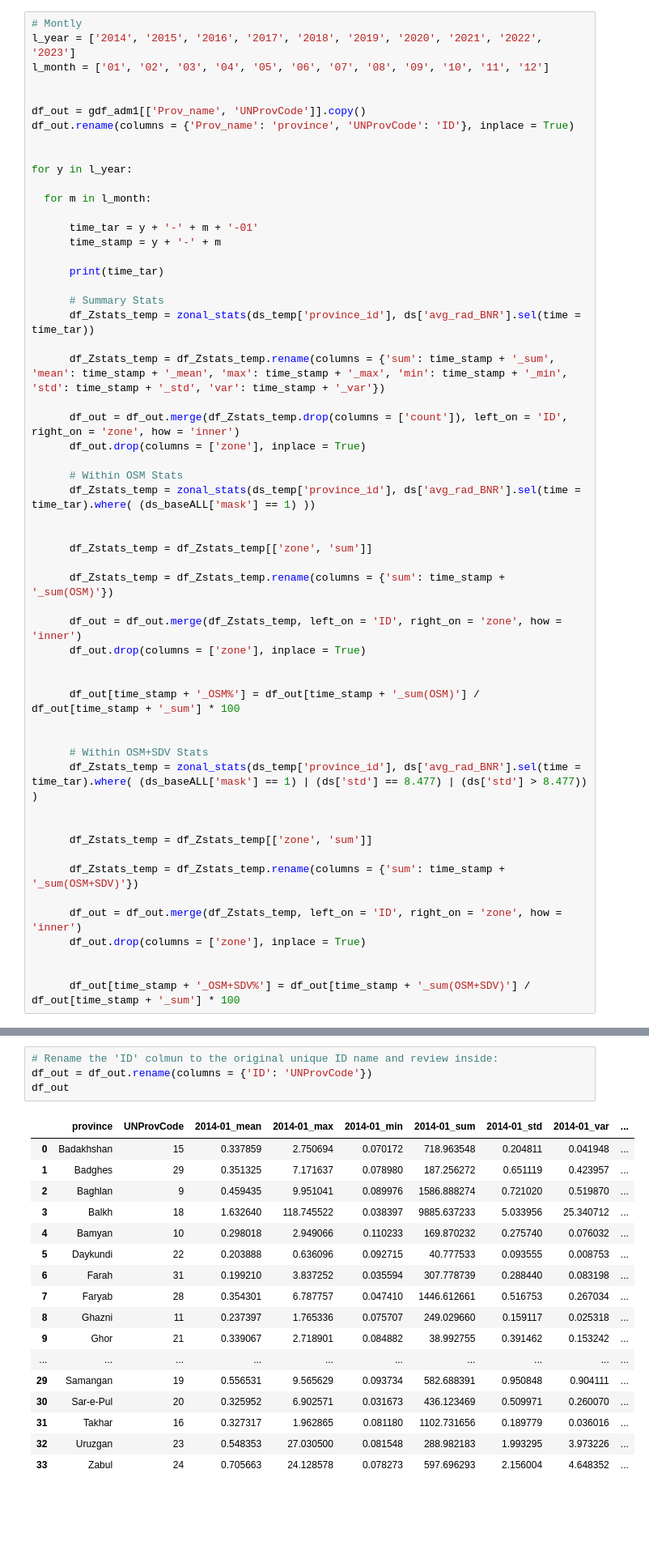
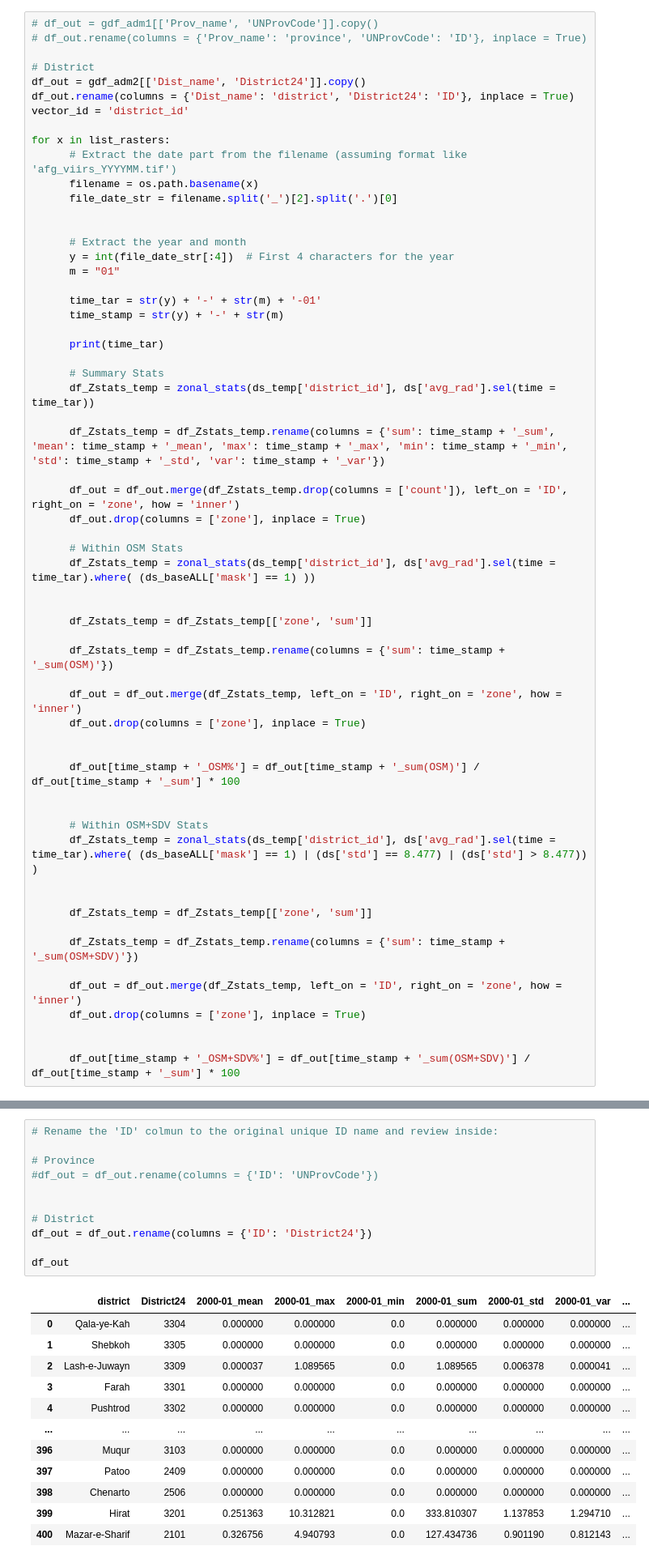
Before and after one commit to worldbank/afg_viirs_analysis, a Jupyter notebook: VIIRS_analysis.ipynb, the cells around one changed output, grey strips where cells are left out. Shown: that part at 81% size. Drawn from its saved outputs; the diff is of its cells as text; blank space fills up the shorter version.

```diff
--- a/VIIRS_analysis.ipynb
+++ b/VIIRS_analysis.ipynb
@@ -544,24 +685,29 @@ ds_temp['province_id'].plot(robust = True)
 # %%
-# Montly
-l_year = ['2014', '2015', '2016', '2017', '2018', '2019', '2020', '2021', '2022', '2023']
-l_month = ['01', '02', '03', '04', '05', '06', '07', '08', '09', '10', '11', '12']
+# df_out = gdf_adm1[['Prov_name', 'UNProvCode']].copy()
+# df_out.rename(columns = {'Prov_name': 'province', 'UNProvCode': 'ID'}, inplace = True)
+
+# District
+df_out = gdf_adm2[['Dist_name', 'District24']].copy()
+df_out.rename(columns = {'Dist_name': 'district', 'District24': 'ID'}, inplace = True)
+vector_id = 'district_id'
+
+for x in list_rasters:
+      # Extract the date part from the filename (assuming format like 'afg_viirs_YYYYMM.tif')
+      filename = os.path.basename(x)
+      file_date_str = filename.split('_')[2].split('.')[0]
 
 
-df_out = gdf_adm1[['Prov_name', 'UNProvCode']].copy()
-df_out.rename(columns = {'Prov_name': 'province', 'UNProvCode': 'ID'}, inplace = True)
+      # Extract the year and month
+      y = int(file_date_str[:4])  # First 4 characters for the year
+      m = "01"
 
-
-for y in l_year:
-
-  for m in l_month:
-
-      time_tar = y + '-' + m + '-01'
-      time_stamp = y + '-' + m
+      time_tar = str(y) + '-' + str(m) + '-01'
+      time_stamp = str(y) + '-' + str(m)
 
       print(time_tar)
 
       # Summary Stats
-      df_Zstats_temp = zonal_stats(ds_temp['province_id'], ds['avg_rad_BNR'].sel(time = time_tar))
+      df_Zstats_temp = zonal_stats(ds_temp['district_id'], ds['avg_rad'].sel(time = time_tar))
 
       df_Zstats_temp = df_Zstats_temp.rename(columns = {'sum': time_stamp + '_sum', 'mean': time_stamp + '_mean', 'max': time_stamp + '_max', 'min': time_stamp + '_min', 'std': time_stamp + '_std', 'var': time_stamp + '_var'})
 
@@ -569,7 +715,7 @@ for y in l_year:
       df_out.drop(columns = ['zone'], inplace = True)
 
       # Within OSM Stats
-      df_Zstats_temp = zonal_stats(ds_temp['province_id'], ds['avg_rad_BNR'].sel(time = time_tar).where( (ds_baseALL['mask'] == 1) ))
+      df_Zstats_temp = zonal_stats(ds_temp['district_id'], ds['avg_rad'].sel(time = time_tar).where( (ds_baseALL['mask'] == 1) ))
 
 
       df_Zstats_temp = df_Zstats_temp[['zone', 'sum']]
@@ -584,7 +730,7 @@ for y in l_year:
 
 
       # Within OSM+SDV Stats
-      df_Zstats_temp = zonal_stats(ds_temp['province_id'], ds['avg_rad_BNR'].sel(time = time_tar).where( (ds_baseALL['mask'] == 1) | (ds['std'] == 8.477) | (ds['std'] > 8.477)) )
+      df_Zstats_temp = zonal_stats(ds_temp['district_id'], ds['avg_rad'].sel(time = time_tar).where( (ds_baseALL['mask'] == 1) | (ds['std'] == 8.477) | (ds['std'] > 8.477)) )
 
 
       df_Zstats_temp = df_Zstats_temp[['zone', 'sum']]
@@ -617,22 +747,24 @@ for y in l_year:
 # %%
 # Rename the 'ID' colmun to the original unique ID name and review inside:
-df_out = df_out.rename(columns = {'ID': 'UNProvCode'})
+
+# Province
+#df_out = df_out.rename(columns = {'ID': 'UNProvCode'})
+
+
+# District
+df_out = df_out.rename(columns = {'ID': 'District24'})
+
 df_out
 # %% [output]
-|  | province | UNProvCode | 2014-01_mean | 2014-01_max | 2014-01_min | 2014-01_sum | 2014-01_std | 2014-01_var | ... |
-| 0 | Badakhshan | 15 | 0.337859 | 2.750694 | 0.070172 | 718.963548 | 0.204811 | 0.041948 | ... |
-| 1 | Badghes | 29 | 0.351325 | 7.171637 | 0.078980 | 187.256272 | 0.651119 | 0.423957 | ... |
-| 2 | Baghlan | 9 | 0.459435 | 9.951041 | 0.089976 | 1586.888274 | 0.721020 | 0.519870 | ... |
-| 3 | Balkh | 18 | 1.632640 | 118.745522 | 0.038397 | 9885.637233 | 5.033956 | 25.340712 | ... |
-| 4 | Bamyan | 10 | 0.298018 | 2.949066 | 0.110233 | 169.870232 | 0.275740 | 0.076032 | ... |
-| 5 | Daykundi | 22 | 0.203888 | 0.636096 | 0.092715 | 40.777533 | 0.093555 | 0.008753 | ... |
-| 6 | Farah | 31 | 0.199210 | 3.837252 | 0.035594 | 307.778739 | 0.288440 | 0.083198 | ... |
-| 7 | Faryab | 28 | 0.354301 | 6.787757 | 0.047410 | 1446.612661 | 0.516753 | 0.267034 | ... |
-| 8 | Ghazni | 11 | 0.237397 | 1.765336 | 0.075707 | 249.029660 | 0.159117 | 0.025318 | ... |
-| 9 | Ghor | 21 | 0.339067 | 2.718901 | 0.084882 | 38.992755 | 0.391462 | 0.153242 | ... |
+|  | district | District24 | 2000-01_mean | 2000-01_max | 2000-01_min | 2000-01_sum | 2000-01_std | 2000-01_var | ... |
+| 0 | Qala-ye-Kah | 3304 | 0.000000 | 0.000000 | 0.0 | 0.000000 | 0.000000 | 0.000000 | ... |
+| 1 | Shebkoh | 3305 | 0.000000 | 0.000000 | 0.0 | 0.000000 | 0.000000 | 0.000000 | ... |
+| 2 | Lash-e-Juwayn | 3309 | 0.000037 | 1.089565 | 0.0 | 1.089565 | 0.006378 | 0.000041 | ... |
+| 3 | Farah | 3301 | 0.000000 | 0.000000 | 0.0 | 0.000000 | 0.000000 | 0.000000 | ... |
+| 4 | Pushtrod | 3302 | 0.000000 | 0.000000 | 0.0 | 0.000000 | 0.000000 | 0.000000 | ... |
 | ... | ... | ... | ... | ... | ... | ... | ... | ... | ... |
-| 29 | Samangan | 19 | 0.556531 | 9.565629 | 0.093734 | 582.688391 | 0.950848 | 0.904111 | ... |
-| 30 | Sar-e-Pul | 20 | 0.325952 | 6.902571 | 0.031673 | 436.123469 | 0.509971 | 0.260070 | ... |
-| 31 | Takhar | 16 | 0.327317 | 1.962865 | 0.081180 | 1102.731656 | 0.189779 | 0.036016 | ... |
-| 32 | Uruzgan | 23 | 0.548353 | 27.030500 | 0.081548 | 288.982183 | 1.993295 | 3.973226 | ... |
-| 33 | Zabul | 24 | 0.705663 | 24.128578 | 0.078273 | 597.696293 | 2.156004 | 4.648352 | ... |
+| 396 | Muqur | 3103 | 0.000000 | 0.000000 | 0.0 | 0.000000 | 0.000000 | 0.000000 | ... |
+| 397 | Patoo | 2409 | 0.000000 | 0.000000 | 0.0 | 0.000000 | 0.000000 | 0.000000 | ... |
+| 398 | Chenarto | 2506 | 0.000000 | 0.000000 | 0.0 | 0.000000 | 0.000000 | 0.000000 | ... |
+| 399 | Hirat | 3201 | 0.251363 | 10.312821 | 0.0 | 333.810307 | 1.137853 | 1.294710 | ... |
+| 400 | Mazar-e-Sharif | 2101 | 0.326756 | 4.940793 | 0.0 | 127.434736 | 0.901190 | 0.812143 | ... |
```
Also changed, not shown: parts of 53 cells of this notebook.
